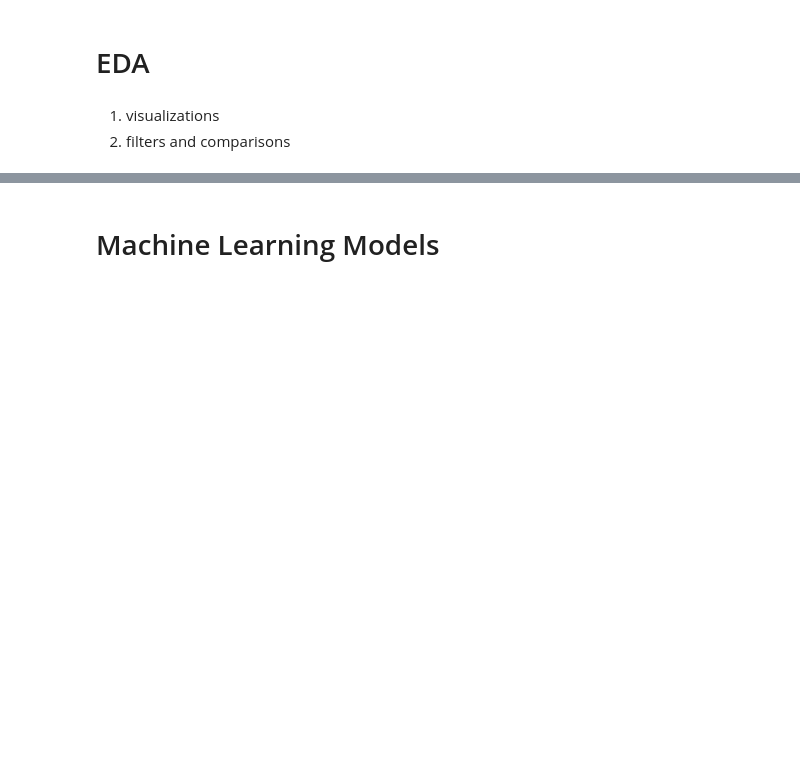
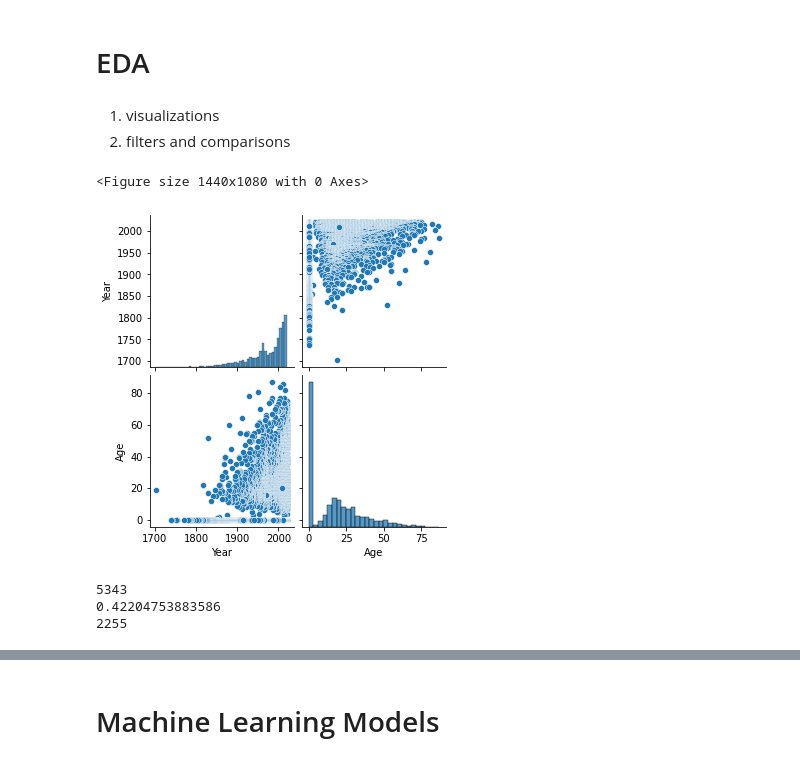
Before and after one commit to janaeam/Global-Shark-Attacks, a Jupyter notebook: Shark_Attack_Data.ipynb, the cells around one changed output, grey strips where cells are left out. Saved outputs shown, nothing was run; the diff lists cells and outputs as text; code cells hidden in the pictures; blank space fills up the shorter version.

```diff
--- a/Shark_Attack_Data.ipynb
+++ b/Shark_Attack_Data.ipynb
@@ -1255,3 +1246,6 @@ Name: Age, Length: 6661, dtype: int64
+# %%
+# setting the Age column as int
+sharks['Age'] = sharks['Age'].astype('int64')
 # %%
 # commenting this out just in case I need to come back to it
 # s = 'abc12321cba'
@@ -1456,0 +1436,3 @@ Name: Date, Length: 5801, dtype: datetime64[ns]
+# %%
+# setting the Date column as datetime
+dates['Date'] = dates['Date'].astype('datetime64')
@@ -1463,0 +1458,24 @@ Name: Date, Length: 5801, dtype: datetime64[ns]
+# %%
+# Because my only numeric columns are the Year and Age categories instead of
+#    running a pairplot on the sharks df I will run it on the dates df because
+#    the BC dates and other dates before 1677 have already been filtered out
+plt.figure(figsize=(20,15));
+sns.pairplot(dates);
+# In order to get better results visual for the Age column I will need to filter out
+#    the zeros or use a median or mean to fill. currently the zeros make up 39%
+#    the dates df which is fairly substantial for modeling, but will work well to
+#    filter out for the sake of visualization
+# %% [output]
+<Figure size 1440x1080 with 0 Axes>
+[figure, added]
+# %%
+# filtering out the data that's prior to 1850
+yr1900 = dates['Year'] >= 1900
+zero_age1900 = dates['Age'] == 0
+print(len(dates[yr1900]))
+print(zero_age1900.sum()/len(dates[yr1900]))
+print(zero_age1900.sum())
+# %% [output]
+5343
+0.42204753883586
+2255
```
Also changed, not shown: parts of 17 cells of this notebook.
